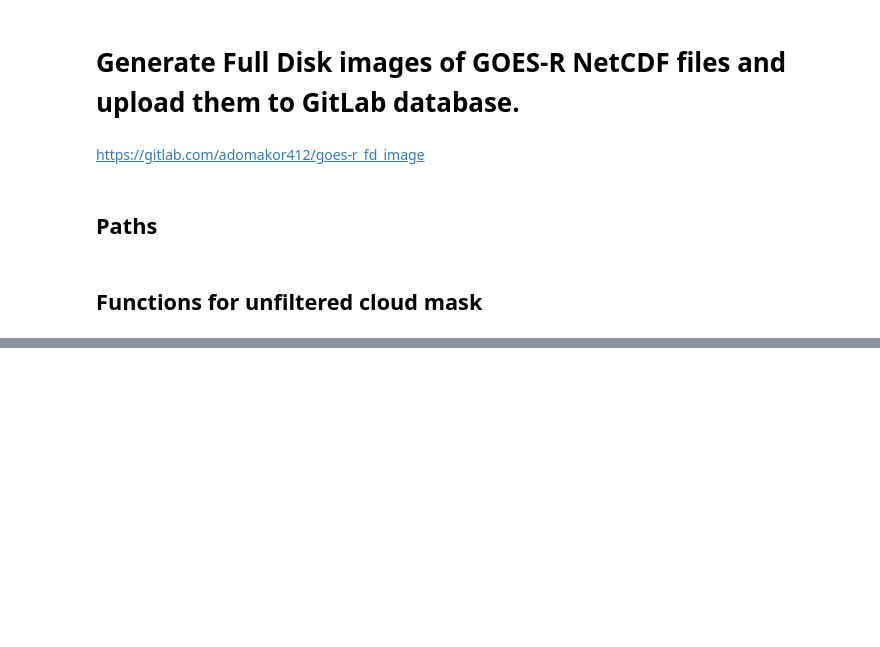
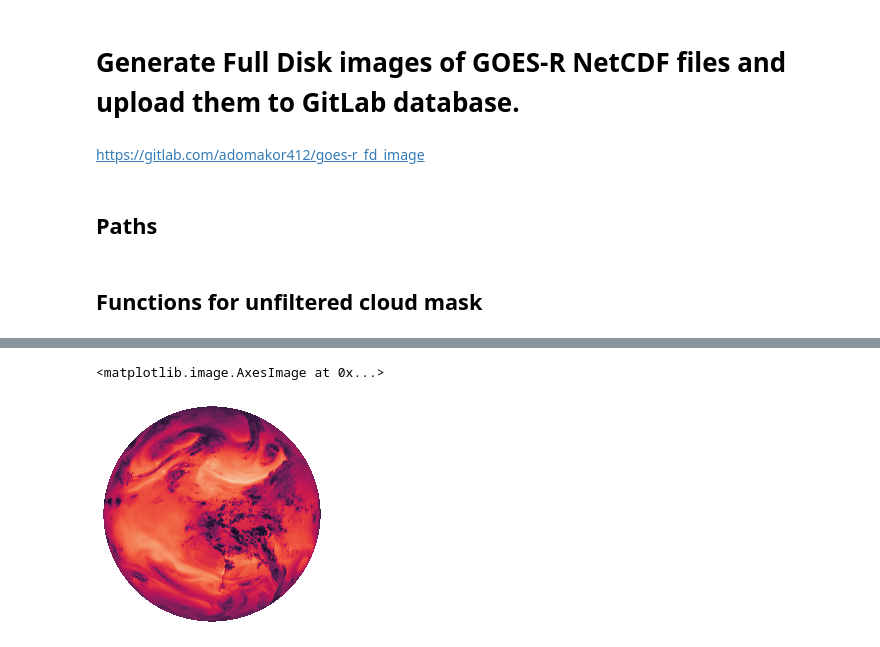
Before and after one commit to adomakor412/NERTO_CIMSS_GOES-R, a Jupyter notebook: GOES-R_imageFD.ipynb, the cells around one changed output, grey strips where cells are left out. Saved outputs shown, nothing was run; the diff lists cells and outputs as text; code cells hidden in the pictures; blank space fills up the shorter version.

```diff
--- a/GOES-R_imageFD.ipynb
+++ b/GOES-R_imageFD.ipynb
@@ -382,0 +246,7 @@ filelog.close()
+# %%
+plt.grid(None)
+plt.axis('off')
+plt.imshow(GOES_image)
+# %% [output]
+<matplotlib.image.AxesImage at 0x...>
+[figure, added]
```
Also changed, not shown: parts of 12 cells of this notebook, 4 other files.
